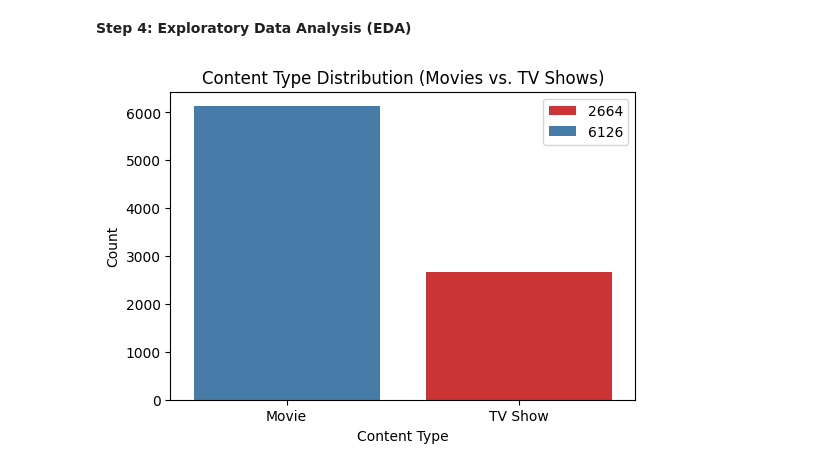
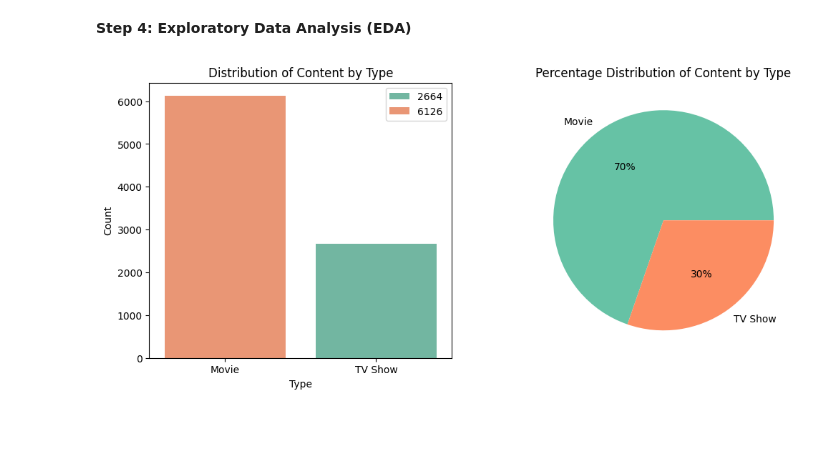
Before and after one commit to Rathod11jay/Unified_Mentor, a Jupyter notebook: Netflix_Data.ipynb, the cells around one changed output. Drawn from its saved outputs; the diff is of its cells as text; code cells hidden in the pictures; blank space fills up the shorter version.

```diff
--- a/Netflix_Data.ipynb
+++ b/Netflix_Data.ipynb
@@ -61,13 +85,20 @@ dtype: object
 # %%
 # 1. Content Type Distribution (Movies vs. TV Shows)
 
 type_counts = data['type'].value_counts()
 
-plt.figure(figsize=(6, 4))
-sns.barplot(x=type_counts.index, y=type_counts.values, hue=type_counts.values, palette='Set1')
-plt.title('Content Type Distribution (Movies vs. TV Shows)')
-plt.xlabel('Content Type')
+# Plot the distribution
+
+plt.figure(figsize=(12, 5))
+plt.subplot(1, 2, 1)
+sns.barplot(x=type_counts.index, y=type_counts.values, hue=type_counts.values, palette='Set2')
+plt.title('Distribution of Content by Type')
+plt.xlabel('Type')
 plt.ylabel('Count')
+
+plt.subplot(1, 2, 2)
+plt.pie(type_counts, labels=type_counts.index, autopct='%.0f%%', colors=sns.color_palette('Set2'))
+plt.title('Percentage Distribution of Content by Type')
 plt.show()
 # %% [output]
-[figure, old version]
+[figure, new version]
```
Also changed, not shown: parts of 8 cells of this notebook.
